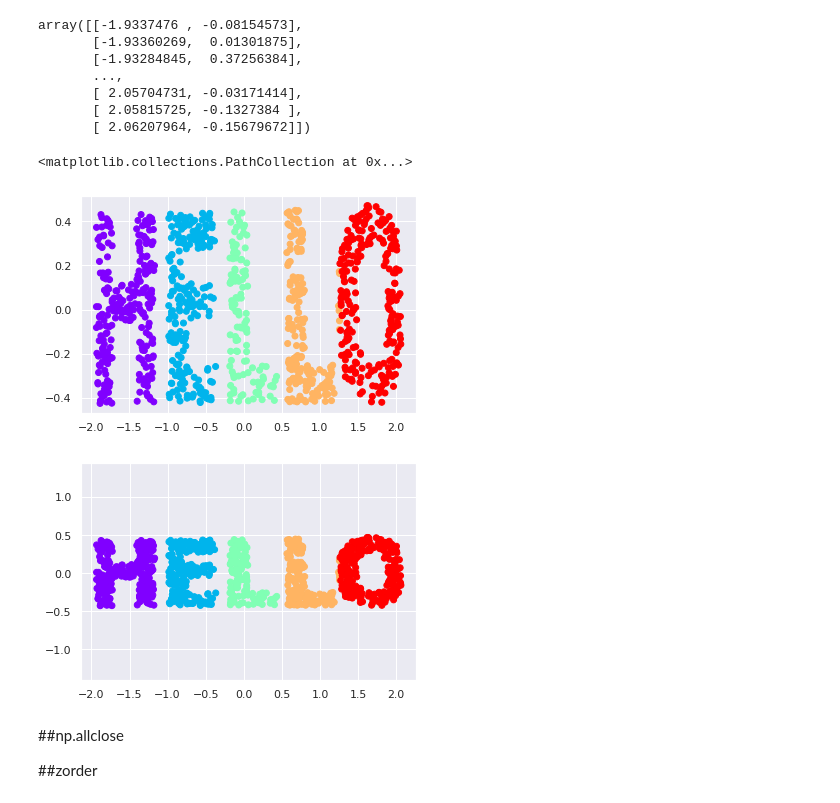
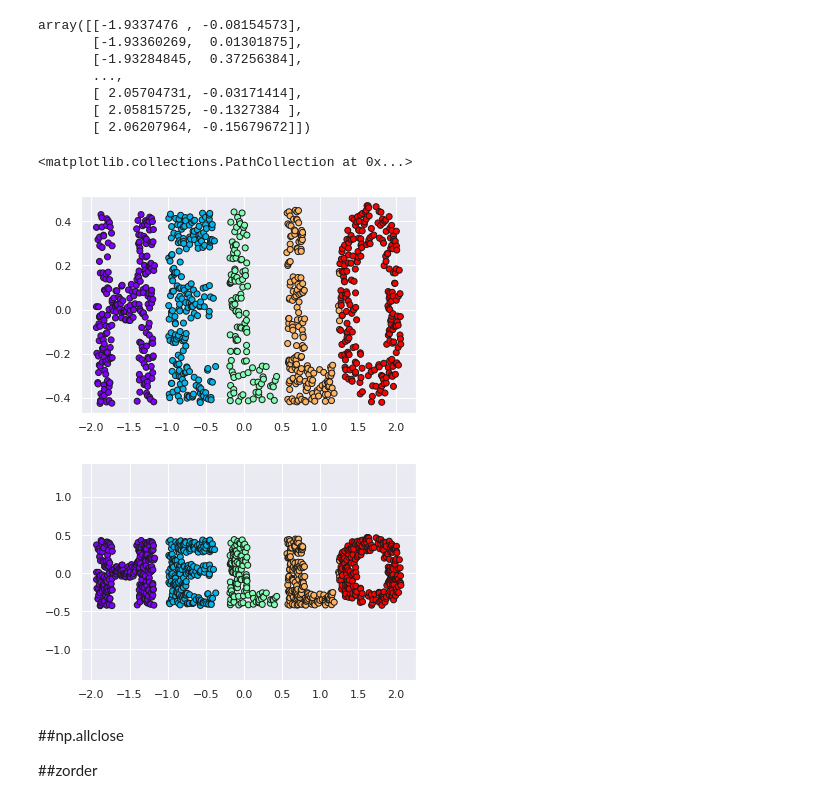
Before and after one commit to Wanita-8943/multivariate, a Jupyter notebook: Chapter4_MDS.ipynb, the cells around one changed output. Saved outputs shown, nothing was run; the diff lists cells and outputs as text; code cells hidden in the pictures.

```diff
--- a/Chapter4_MDS.ipynb
+++ b/Chapter4_MDS.ipynb
@@ -312,17 +314,15 @@ array([[-1.9337476 , -0.08154573],
        [ 2.05815725, -0.1327384 ],
        [ 2.06207964, -0.15679672]])
 # %%
-plt.scatter(new_pca2[:,0],new_pca2[:,1], **colorize)
+plt.scatter(new_pca2[:,0],new_pca2[:,1], **colorize, edgecolor='k')
 # %% [output]
 <matplotlib.collections.PathCollection at 0x...>
-[figure, old version]
+[figure, new version]
 # %%
-plt.scatter(new_pca2[:, 0], new_pca2[:, 1], **colorize)
+plt.scatter(new_pca2[:, 0], new_pca2[:, 1], **colorize, edgecolors='k')
 plt.axis('equal');
-
-#ระยะห่างระหว่างจุดไม่ต่างกัน
 # %% [output]
-[figure, old version]
+[figure, new version]
 # %% [markdown]
 ##np.allclose
 
```
Also changed, not shown: parts of 2 cells of this notebook.
